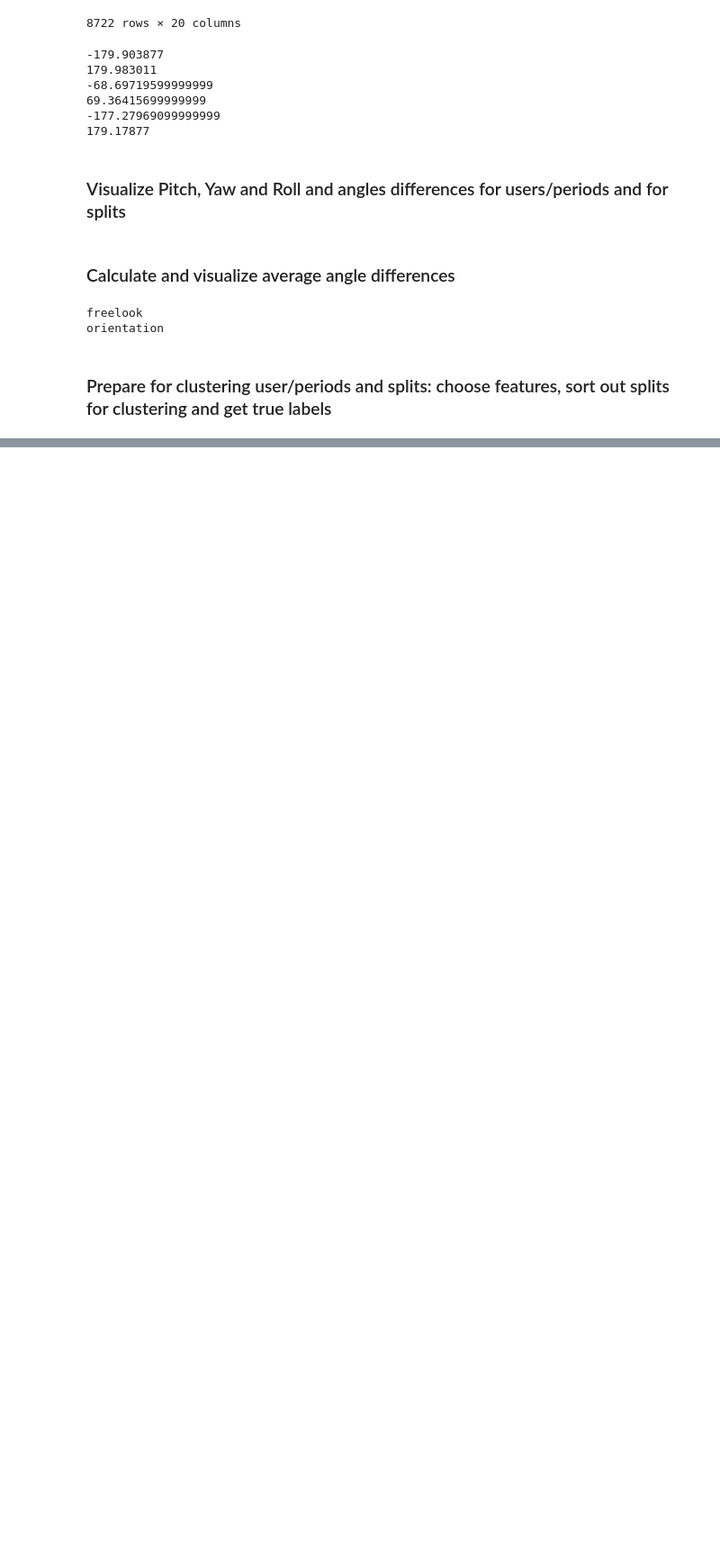
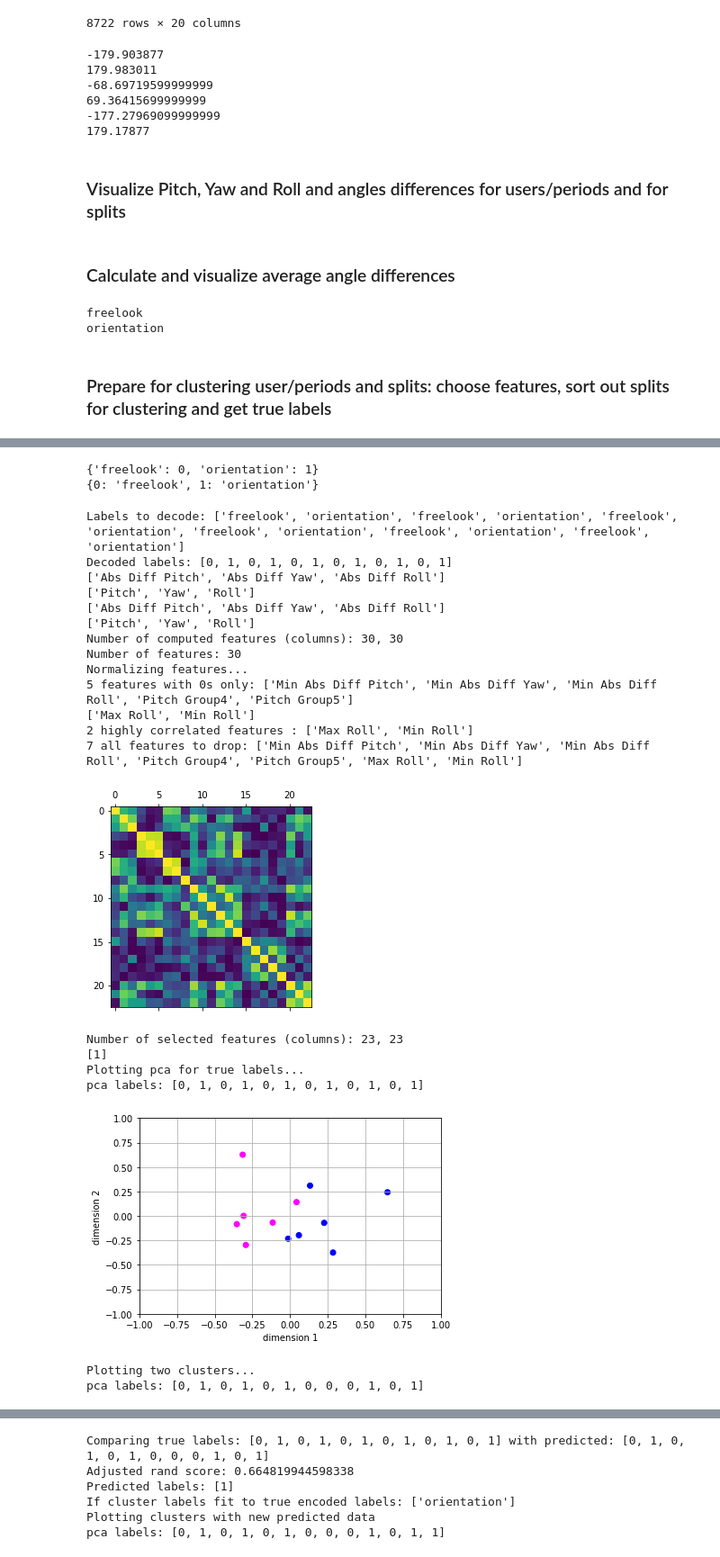
Before and after one commit to boku-ilen/darknet, a Jupyter notebook: _3DOFAnalysis/Study3DOFDataAnalysis_DemoData.ipynb, the cells around one changed output, grey strips where cells are left out. Shown at 90% size. Drawn from its saved outputs; the diff is of its cells as text; code cells hidden in the pictures; blank space fills up the shorter version.

```diff
--- a/_3DOFAnalysis/Study3DOFDataAnalysis_DemoData.ipynb
+++ b/_3DOFAnalysis/Study3DOFDataAnalysis_DemoData.ipynb
@@ -401,7 +443,7 @@ orientation
 # use groupbycolumn=['Session ID', 'Period'] for clustering user/periods or ['Split'] for clustering splits
 columns = [['Abs Diff Pitch', 'Abs Diff Yaw', 'Abs Diff Roll'], ['Pitch', 'Yaw', 'Roll']]
 
-def compute_features(groupbycolumn):
+def compute_features(df, groupbycolumn):
     df_features = pd.DataFrame()
 
     for angles in columns:
@@ -605 +610,12 @@ array([1, 0, 1, 0, 1, 0, 1, 0, 1, 0, 1, 0], dtype=int64)
+# %%
+def plot_and_evaluate(df_cls, true_labels, df_new):
+
+    print('Plotting pca for true labels...')
+    plot_pca(df_cls[df_cls.columns[:-1]], true_labels)
+
+    print('Plotting two clusters...')
+    plot_pca(df_cls[df_cls.columns[:-1]], list(df_cls[df_cls.columns[-1]]))
+
+    print('Comparing true labels: {} with predicted: {}'.format(true_labels, list(df_cls['clusters'])))
+    print('Adjusted rand score: {}'.format(metrics.adjusted_rand_score(true_labels, df_cls['clusters'])))
 # %% [markdown]
@@ -745,0 +692,51 @@ Adjusted rand score: 0.10982321141576974
+# %%
+# set dictionary for labels
+encoded_period = {}
+decoded_period = {}
+periods = df['Period'].unique()
+for idx, period in enumerate(periods):
+    encoded_period[period] = idx
+    decoded_period[idx] = period
+print(encoded_period)
+print(decoded_period)
+# %% [output]
+{'freelook': 0, 'orientation': 1}
+{0: 'freelook', 1: 'orientation'}
+# %%
+# compute true labels
+labels = []
+labels_grouped = df.groupby(['Session ID', 'Period'])['Period']
+for idx, label in labels_grouped:
+    labels.append(label.unique()[0])
+print('Labels to decode: {}'.format(labels))
+labels = [encoded_period.get(n, n) for n in labels]
+print('Decoded labels: {}'.format(labels))
+
+# compute features (columns)
+df_to_cluster = compute_features(df, ['Session ID', 'Period'])
+df_to_predict_period = compute_features(df_to_predict, ['Session ID', 'Period'])
+print('Number of computed features (columns): {}, {}'.format(len(df_to_cluster.columns), len(df_to_predict_period.columns)))
+
+df_predicted_period = analyze_dataframe(df_to_cluster, labels, df_to_predict_period)
+# %% [output]
+Labels to decode: ['freelook', 'orientation', 'freelook', 'orientation', 'freelook', 'orientation', 'freelook', 'orientation', 'freelook', 'orientation', 'freelook', 'orientation']
+Decoded labels: [0, 1, 0, 1, 0, 1, 0, 1, 0, 1, 0, 1]
+['Abs Diff Pitch', 'Abs Diff Yaw', 'Abs Diff Roll']
+['Pitch', 'Yaw', 'Roll']
+['Abs Diff Pitch', 'Abs Diff Yaw', 'Abs Diff Roll']
+['Pitch', 'Yaw', 'Roll']
+Number of computed features (columns): 30, 30
+Number of features: 30
+Normalizing features...
+5 features with 0s only: ['Min Abs Diff Pitch', 'Min Abs Diff Yaw', 'Min Abs Diff Roll', 'Pitch Group4', 'Pitch Group5']
+['Max Roll', 'Min Roll']
+2 highly correlated features : ['Max Roll', 'Min Roll']
+7 all features to drop: ['Min Abs Diff Pitch', 'Min Abs Diff Yaw', 'Min Abs Diff Roll', 'Pitch Group4', 'Pitch Group5', 'Max Roll', 'Min Roll']
+[figure, added]
+Number of selected features (columns): 23, 23
+[1]
+Plotting pca for true labels...
+pca labels: [0, 1, 0, 1, 0, 1, 0, 1, 0, 1, 0, 1]
+[figure, added]
+Plotting two clusters...
+pca labels: [0, 1, 0, 1, 0, 1, 0, 0, 0, 1, 0, 1]
@@ -745,0 +744,6 @@ Adjusted rand score: 0.10982321141576974
+Comparing true labels: [0, 1, 0, 1, 0, 1, 0, 1, 0, 1, 0, 1] with predicted: [0, 1, 0, 1, 0, 1, 0, 0, 0, 1, 0, 1]
+Adjusted rand score: 0.664819944598338
+Predicted labels: [1]
+If cluster labels fit to true encoded labels: ['orientation']
+Plotting clusters with new predicted data
+pca labels: [0, 1, 0, 1, 0, 1, 0, 0, 0, 1, 0, 1, 1]
```
Also changed, not shown: parts of 40 cells of this notebook.
